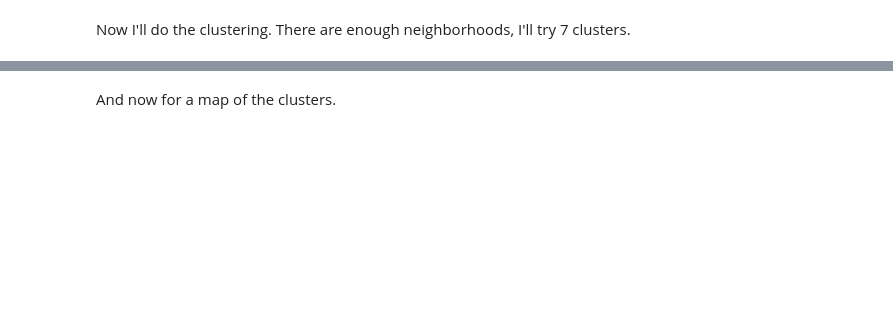
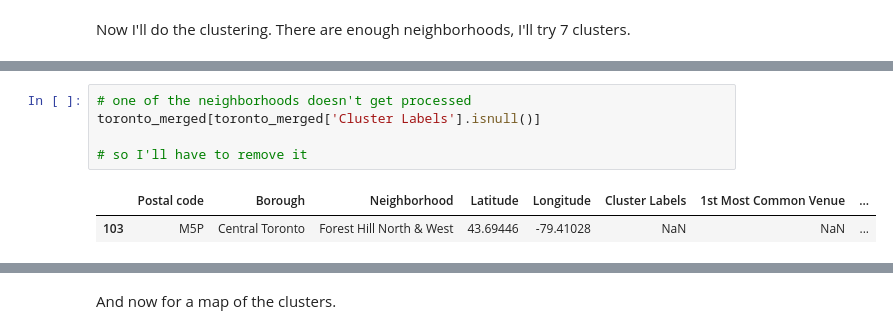
Before and after one commit to akonkel/Coursera_Capstone, a Jupyter notebook: Clustering - week 3 part 3.ipynb, the cells around one changed output, grey strips where cells are left out. Drawn from its saved outputs; the diff is of its cells as text; blank space fills up the shorter version.

```diff
--- a/Clustering - week 3 part 3.ipynb
+++ b/Clustering - week 3 part 3.ipynb
@@ -291,0 +309,8 @@ toronto_merged.head() # check the last columns!
+# %%
+# one of the neighborhoods doesn't get processed
+toronto_merged[toronto_merged['Cluster Labels'].isnull()]
+
+# so I'll have to remove it
+# %% [output]
+|  | Postal code | Borough | Neighborhood | Latitude | Longitude | Cluster Labels | 1st Most Common Venue | ... |
+| 103 | M5P | Central Toronto | Forest Hill North & West | 43.69446 | -79.41028 | NaN | NaN | ... |
```
Also changed, not shown: parts of 15 cells of this notebook.
